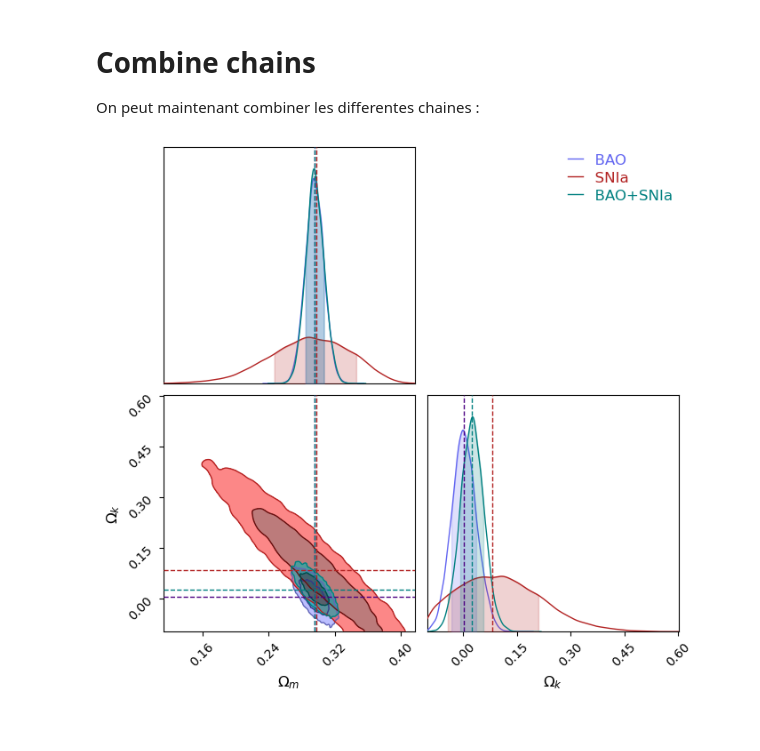
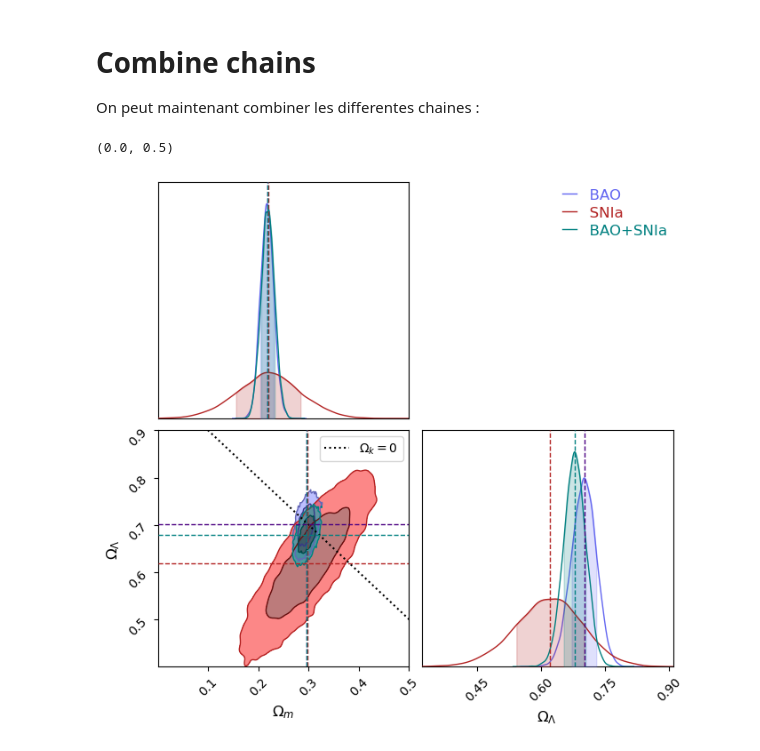
Before and after one commit to blhuillier/Olympiades, a Jupyter notebook: Data/run_MCMC.ipynb, the cells around one changed output. Drawn from its saved outputs; the diff is of its cells as text; code cells hidden in the pictures.

```diff
--- a/Data/run_MCMC.ipynb
+++ b/Data/run_MCMC.ipynb
@@ -305,7 +317,7 @@ if do_SN:
 # BAO Seulement
 # %%
 # find best fit
-bounds = ((.1,1),(-.2,.5),(100,200))
+bounds = ((.1,1),(0,1),(100,200))
 res_bao = differential_evolution(
     get_chi2,
     bounds=bounds,
@@ -334,7 +346,7 @@ if do_BAO:
 
         dic_bounds = {
             'Om0': (.1,1),
-            'Ok0': (-.1,5),
+            'Ode0': (0,1),
             'rd': (100,200),
             'MB': (-25,-15)
         }
@@ -363,7 +383,7 @@ if do_BAO:
 # %%
 if do_all:
     # find best fit
-    bounds = ((.1,1),(-.2,.5),(100,200),(-25,-15))
+    bounds = ((.1,1),(0,1),(100,200),(-25,-15))
     res_all = differential_evolution(
         get_chi2,
         bounds=bounds,
@@ -396,7 +416,7 @@ if do_all:
 if do_all:
 
     # Define parameter names (match order in theta)
-    params_all = [r"$\Omega_m$", r"$\Omega_k$", r"$r_d$",r"$M_B$"]
+    params_all = [r"$\Omega_m$", r"$\Omega_\Lambda$", r"$r_d$",r"$M_B$"]
 
     chain_all = Chain.from_emcee(sampler_all, params_bao[:2], "BAO+SNIa", discard=200, thin=2,color=col_all)
     c = ChainConsumer().add_chain(chain_all)
@@ -406,6 +426,14 @@ if do_all:
     )
     c.add_truth(truth_all)
     # c.add
-    fig=c.plotter.plot(filename="baosn.png")
-    # fig.savefig(,dpi=300)
+    # fig=c.plotter.plot(filename="baosn.png")
+  # After creating the plot:
+
+  # After creating the plot:
+fig = c.plotter.plot()
+ax = fig.get_axes()[2]
+ax.plot([0, 1], [1, 0], ls=':', color='k', label=r'$\Omega_k=0$',zorder=10)
+ax.legend()
+ax.set_ylim(0.4,.9)
+ax.set_xlim(0,.5)
 # %% [output]
@@ -417,16 +446,30 @@ On peut maintenant combiner les differentes chaines :
 # %%
 if do_all:
 
-  c = ChainConsumer()
-  if do_BAO:
-    c.add_chain(chain_bao)
-  if do_SN:
-    c.add_chain(chain_snia)
-  c.add_chain(chain_all)
-  c.add_truth(truth_bao)
-  c.add_truth(truth_sn)
-  c.add_truth(truth_all)
-  fig=c.plotter.plot()
-  fig.savefig("tot.png",dpi=300)
+    c = ChainConsumer()
+    if do_BAO:
+        c.add_chain(chain_bao)
+        c.add_truth(truth_bao)
+    if do_SN:
+        c.add_chain(chain_snia)
+        c.add_truth(truth_sn)
+    c.add_chain(chain_all)
+    c.add_truth(truth_all)
+
+
+#   fig=c.plotter.plot()
+#   ax = fig.get_axes()[2]
+#   ax.plot([0,1],[1,0],ls=':',color='k', label='$\Omega_\Lambda=0$')
+#   plt.show()
+#   fig.savefig("tot.png",dpi=300)
+
+  # After creating the plot:
+fig = c.plotter.plot()
+ax = fig.get_axes()[2]
+ax.plot([0, 1], [1, 0], ls=':', color='k', label=r'$\Omega_k=0$',zorder=10)
+ax.legend()
+ax.set_ylim(0.4,.9)
+ax.set_xlim(0,.5)
 # %% [output]
+(0.0, 0.5)
-[figure, old version]
+[figure, new version]
```
Also changed, not shown: parts of 8 cells of this notebook, 1 other file.
